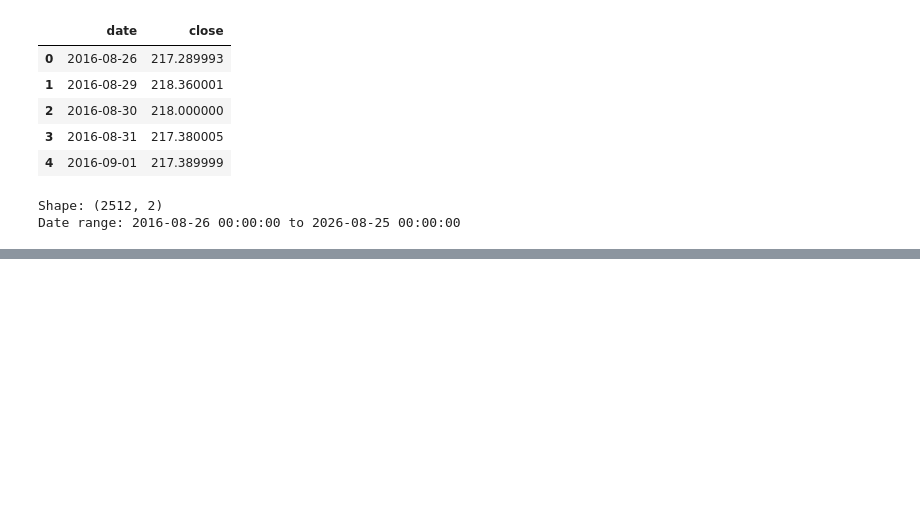
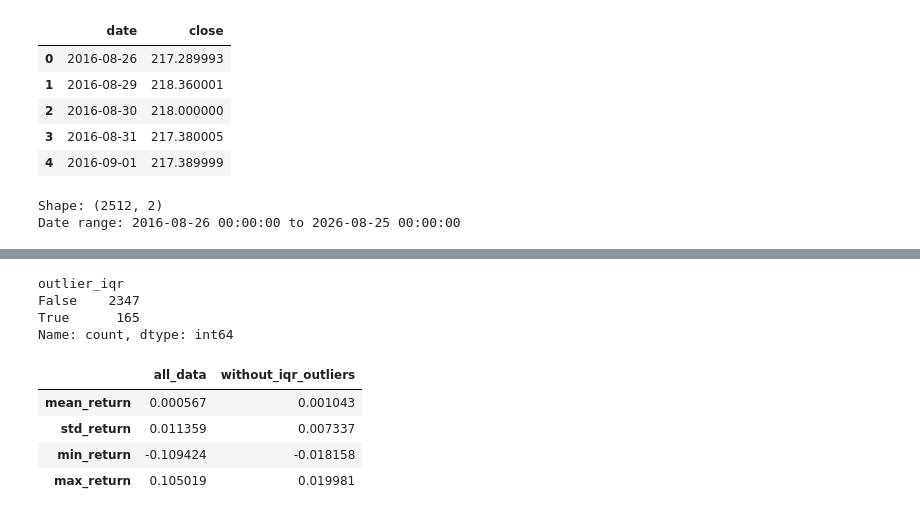
Before and after one commit to ch5510/bootcamp_chen_he, a Jupyter notebook: project/notebooks/project_pipeline.ipynb, the cells around one changed output, grey strips where cells are left out. Drawn from its saved outputs; the diff is of its cells as text; code cells hidden in the pictures; blank space fills up the shorter version.

```diff
--- a/project/notebooks/project_pipeline.ipynb
+++ b/project/notebooks/project_pipeline.ipynb
@@ -293,0 +432,46 @@ Date range: 2016-08-26 00:00:00 to 2026-08-25 00:00:00
+# %%
+spy_outliers["outlier_iqr"].value_counts()
+# %% [output]
+outlier_iqr
+False    2347
+True      165
+Name: count, dtype: int64
+# %%
+returns_all = spy_outliers[
+    "daily_return"
+].dropna()
+
+returns_filtered = spy_outliers.loc[
+    ~spy_outliers["outlier_iqr"],
+    "daily_return"
+].dropna()
+
+sensitivity = pd.DataFrame({
+    "all_data": [
+        returns_all.mean(),
+        returns_all.std(),
+        returns_all.min(),
+        returns_all.max()
+    ],
+
+    "without_iqr_outliers": [
+        returns_filtered.mean(),
+        returns_filtered.std(),
+        returns_filtered.min(),
+        returns_filtered.max()
+    ]
+},
+index=[
+    "mean_return",
+    "std_return",
+    "min_return",
+    "max_return"
+])
+
+sensitivity
+# %% [output]
+|  | all_data | without_iqr_outliers |
+| mean_return | 0.000567 | 0.001043 |
+| std_return | 0.011359 | 0.007337 |
+| min_return | -0.109424 | -0.018158 |
+| max_return | 0.105019 | 0.019981 |
```
Also changed, not shown: parts of 22 cells of this notebook, 6 other files.
